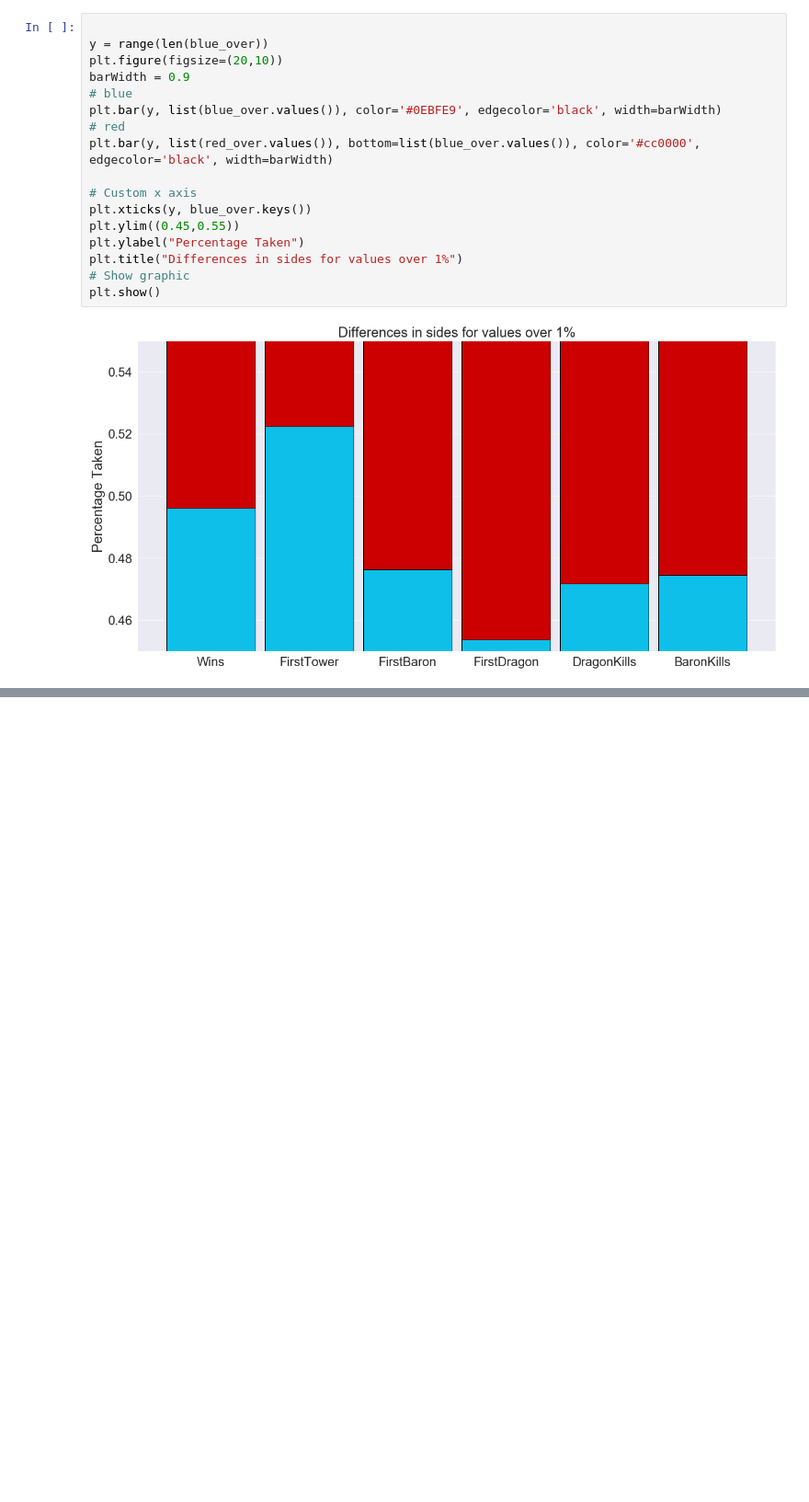
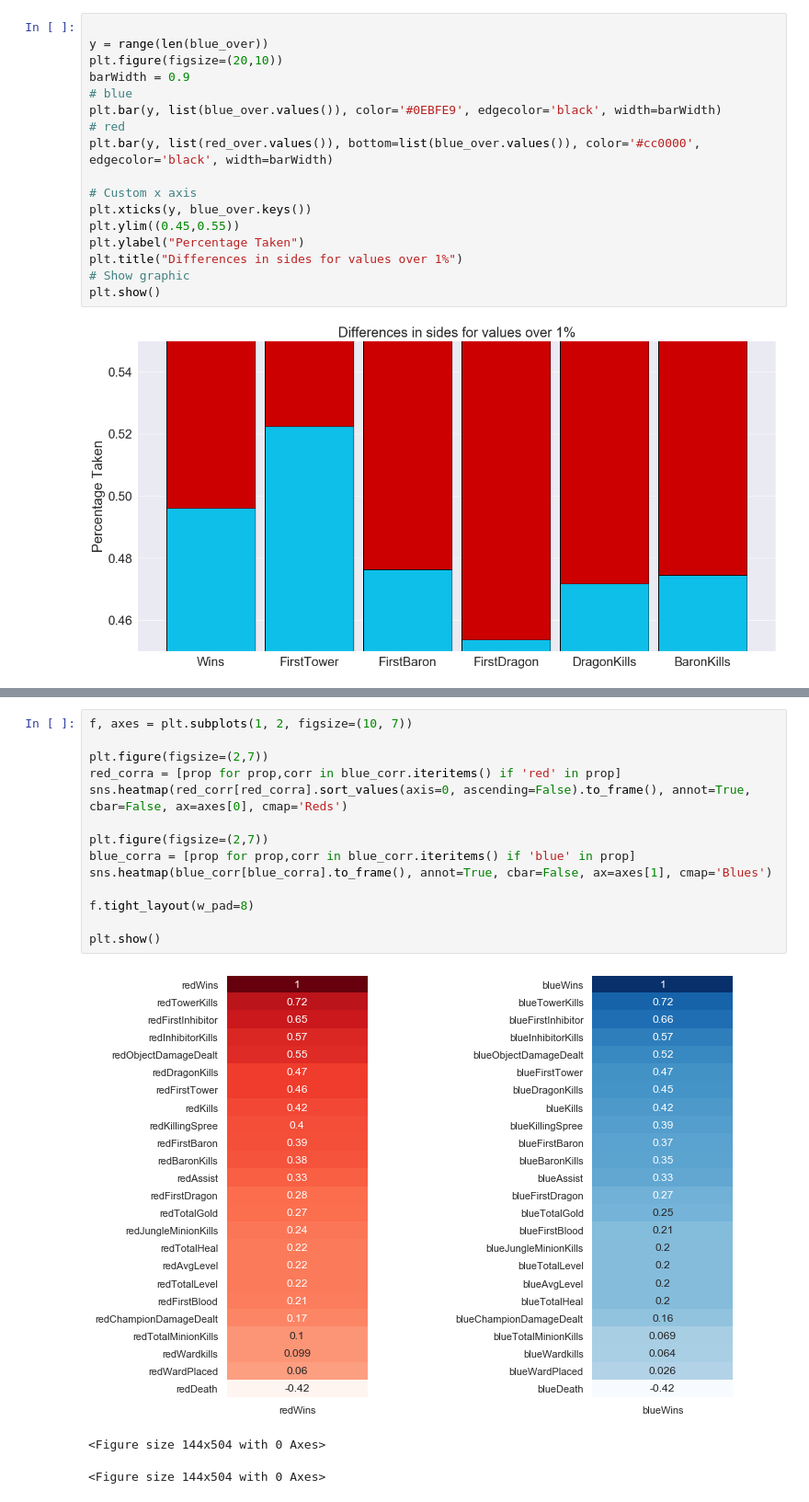
Before and after one commit to fakhruddin950/league-of-legends-match-eda, a Jupyter notebook: lol_eda.ipynb, the cells around one changed output, grey strips where cells are left out. Shown at 92% size. Cells and saved outputs as stored; diff of their text form; blank space fills up the shorter version.

```diff
--- a/lol_eda.ipynb
+++ b/lol_eda.ipynb
@@ -156,0 +213,18 @@ plt.show()
+# %%
+f, axes = plt.subplots(1, 2, figsize=(10, 7))
+
+plt.figure(figsize=(2,7))
+red_corra = [prop for prop,corr in blue_corr.iteritems() if 'red' in prop]
+sns.heatmap(red_corr[red_corra].sort_values(axis=0, ascending=False).to_frame(), annot=True, cbar=False, ax=axes[0], cmap='Reds')
+
+plt.figure(figsize=(2,7))
+blue_corra = [prop for prop,corr in blue_corr.iteritems() if 'blue' in prop]
+sns.heatmap(blue_corr[blue_corra].to_frame(), annot=True, cbar=False, ax=axes[1], cmap='Blues')
+
+f.tight_layout(w_pad=8)
+
+plt.show()
+# %% [output]
+[figure, added]
+<Figure size 144x504 with 0 Axes>
+<Figure size 144x504 with 0 Axes>
```
Also changed, not shown: parts of 5 cells of this notebook.
